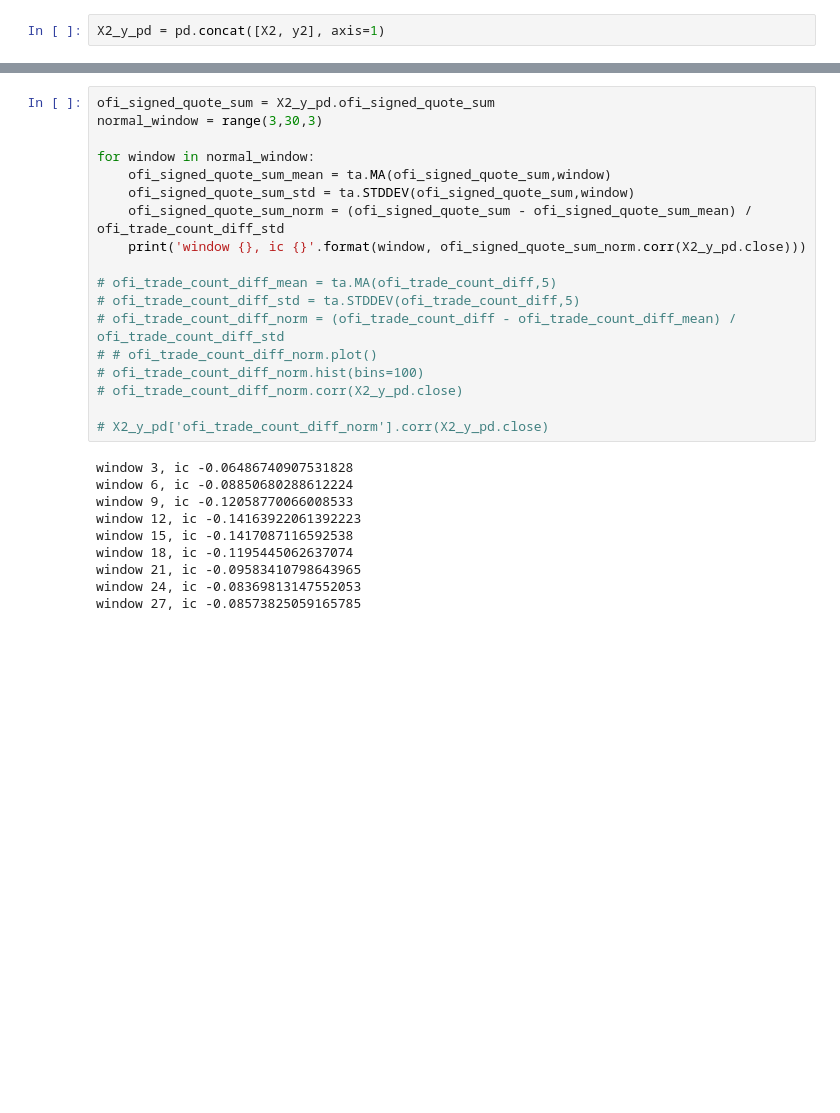
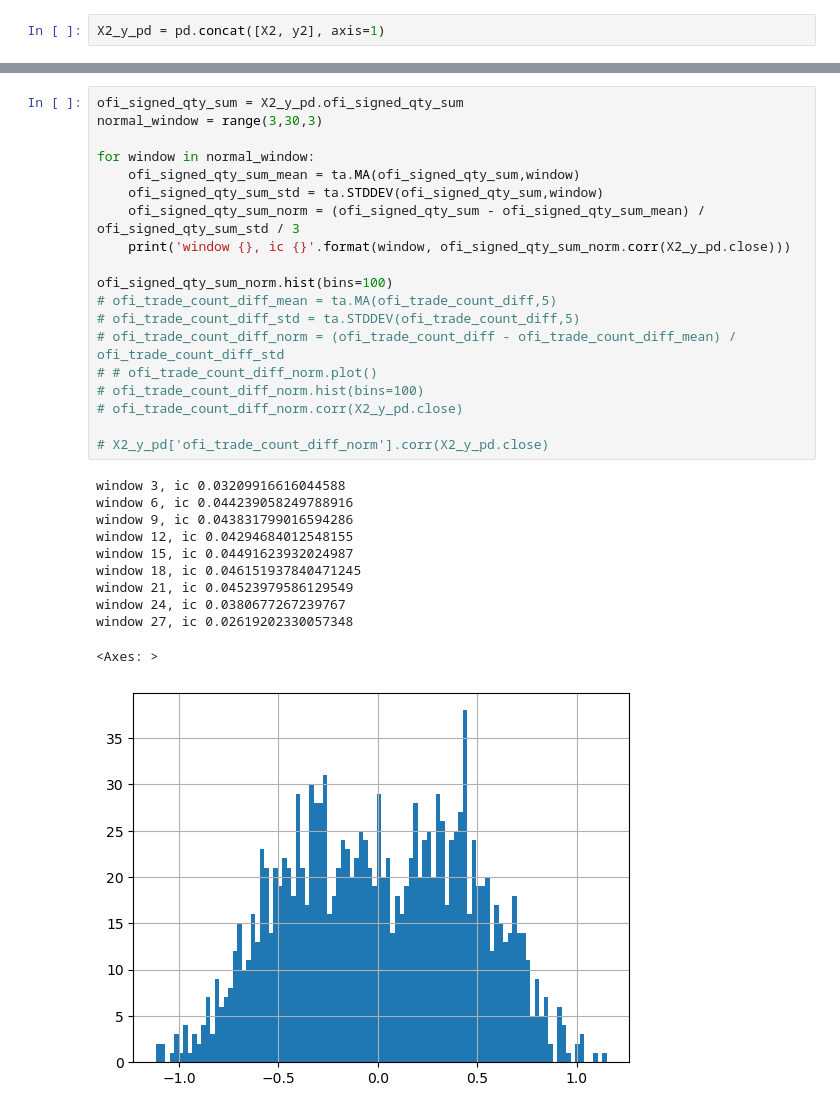
Before and after one commit to aamingaa/crypto-trade, a Jupyter notebook: strategy/fusion/hourly_pipeline.ipynb, the cells around one changed output, grey strips where cells are left out. Drawn from its saved outputs; the diff is of its cells as text; blank space fills up the shorter version.

```diff
--- a/strategy/fusion/hourly_pipeline.ipynb
+++ b/strategy/fusion/hourly_pipeline.ipynb
@@ -1292,28 +1123,31 @@ X2_y_pd.ofi_signed_quote_sum.hist(bins = 100)
 # %%
-ofi_signed_quote_sum = X2_y_pd.ofi_signed_quote_sum
+ofi_signed_qty_sum = X2_y_pd.ofi_signed_qty_sum
 normal_window = range(3,30,3)
 
 for window in normal_window:
-    ofi_signed_quote_sum_mean = ta.MA(ofi_signed_quote_sum,window)
-    ofi_signed_quote_sum_std = ta.STDDEV(ofi_signed_quote_sum,window)
-    ofi_signed_quote_sum_norm = (ofi_signed_quote_sum - ofi_signed_quote_sum_mean) / ofi_trade_count_diff_std
-    print('window {}, ic {}'.format(window, ofi_signed_quote_sum_norm.corr(X2_y_pd.close)))
+    ofi_signed_qty_sum_mean = ta.MA(ofi_signed_qty_sum,window)
+    ofi_signed_qty_sum_std = ta.STDDEV(ofi_signed_qty_sum,window)
+    ofi_signed_qty_sum_norm = (ofi_signed_qty_sum - ofi_signed_qty_sum_mean) / ofi_signed_qty_sum_std / 3
+    print('window {}, ic {}'.format(window, ofi_signed_qty_sum_norm.corr(X2_y_pd.close)))
 
+ofi_signed_qty_sum_norm.hist(bins=100)
 # ofi_trade_count_diff_mean = ta.MA(ofi_trade_count_diff,5)
 # ofi_trade_count_diff_std = ta.STDDEV(ofi_trade_count_diff,5)
 # ofi_trade_count_diff_norm = (ofi_trade_count_diff - ofi_trade_count_diff_mean) / ofi_trade_count_diff_std
 # # ofi_trade_count_diff_norm.plot()
 # ofi_trade_count_diff_norm.hist(bins=100)
 # ofi_trade_count_diff_norm.corr(X2_y_pd.close)
 
 # X2_y_pd['ofi_trade_count_diff_norm'].corr(X2_y_pd.close)
 # %% [output]
-window 3, ic -0.06486740907531828
-window 6, ic -0.08850680288612224
-window 9, ic -0.12058770066008533
-window 12, ic -0.14163922061392223
-window 15, ic -0.1417087116592538
-window 18, ic -0.1195445062637074
-window 21, ic -0.09583410798643965
-window 24, ic -0.08369813147552053
-window 27, ic -0.08573825059165785
+window 3, ic 0.03209916616044588
+window 6, ic 0.044239058249788916
+window 9, ic 0.043831799016594286
+window 12, ic 0.04294684012548155
+window 15, ic 0.04491623932024987
+window 18, ic 0.046151937840471245
+window 21, ic 0.04523979586129549
+window 24, ic 0.0380677267239767
+window 27, ic 0.02619202330057348
+<Axes: >
+[figure, added]
```
Also changed, not shown: parts of 15 cells of this notebook, 1 other file.
